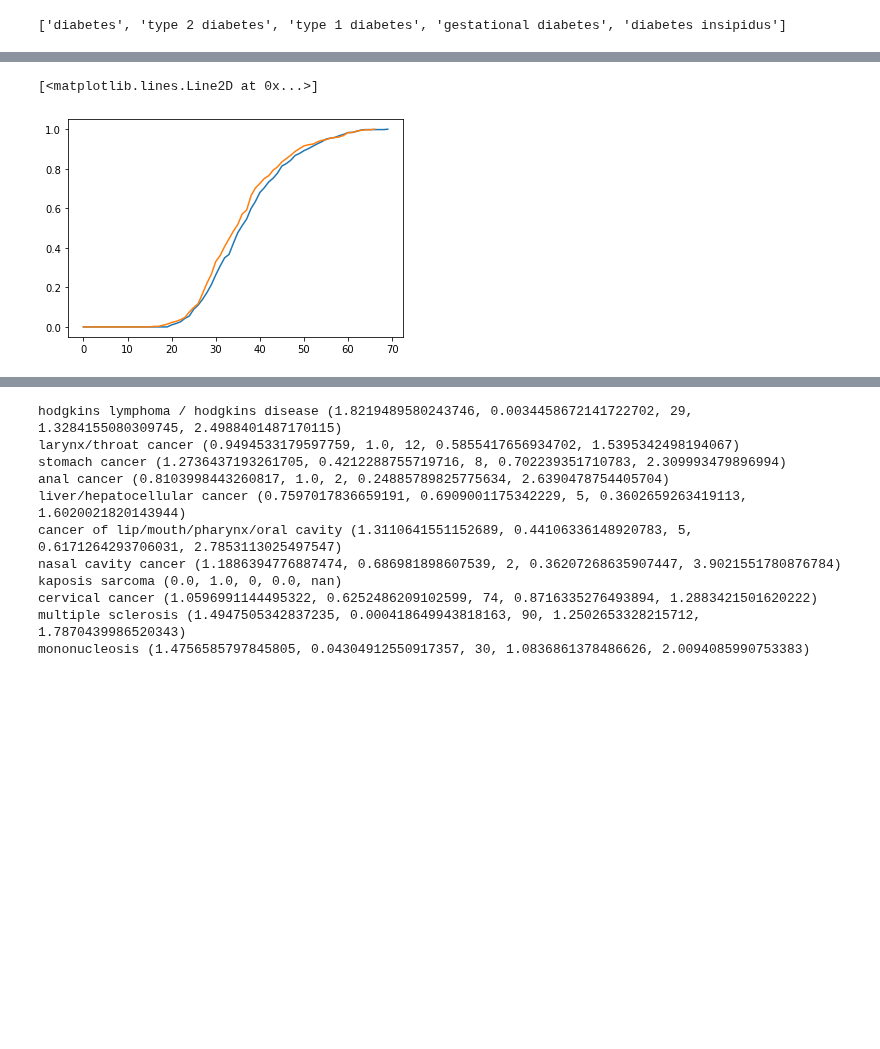
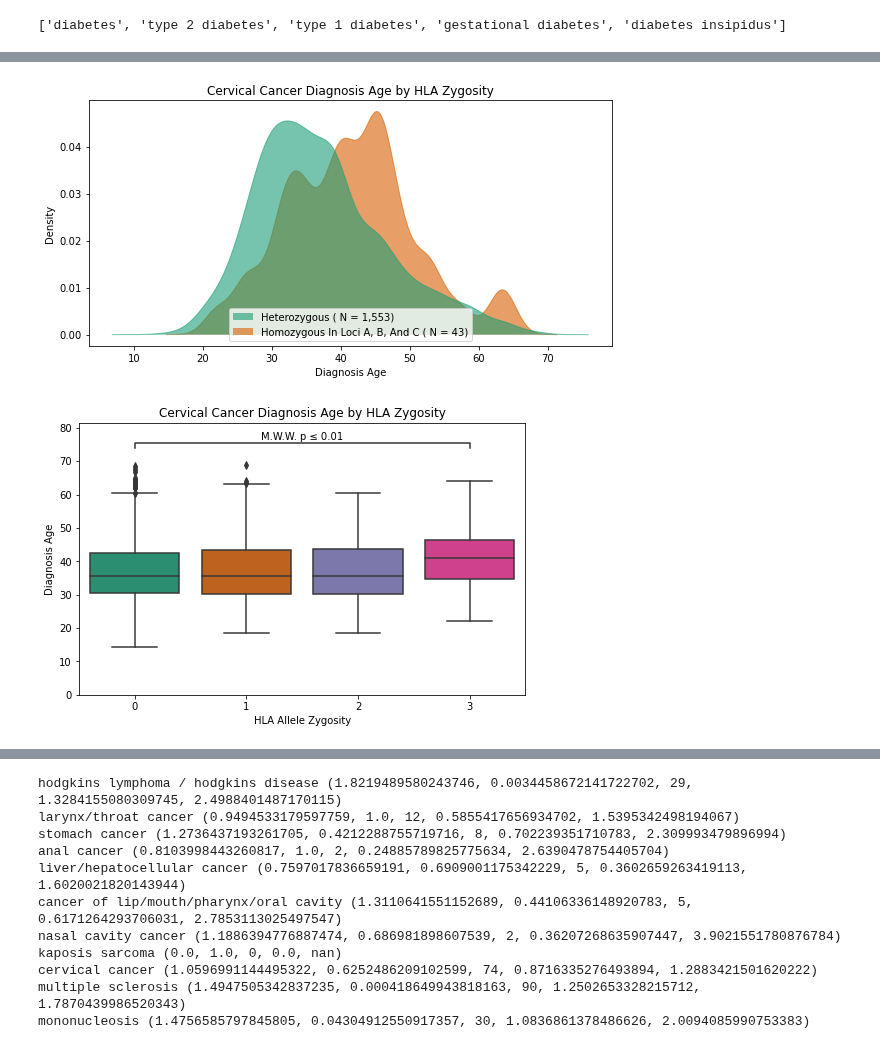
Before and after one commit to cole-khamnei/HLA_genotyping_associations, a Jupyter notebook: notebooks/allele_specific_associations.ipynb, the cells around one changed output, grey strips where cells are left out. Cells and saved outputs as stored; diff of their text form; code cells hidden in the pictures; blank space fills up the shorter version.

```diff
--- a/notebooks/allele_specific_associations.ipynb
+++ b/notebooks/allele_specific_associations.ipynb
@@ -29,7 +29,8 @@ import grantham_distance as gd
 The autoreload extension is already loaded. To reload it, use:
   %reload_ext autoreload
 # %%
-sns.set_palette("tab10")
+sns.set_palette("Dark2")
+# sns.set_palette("Pastel2")
 plt.rcParams.update({'figure.max_open_warning': 0})
 # %%
 loaded = False
@@ -306,11 +143,0 @@ plt.show()
-# %%
-no_alleles_bins = np.bincount(illness_dx_ages[illness_values & ~has_risk_allele & ~has_protective_allele].astype(int))
-alleles_bins = np.bincount(illness_dx_ages[illness_values & has_protective_allele & ~has_risk_allele].astype(int))
-no_alleles_bins = no_alleles_bins / np.sum(no_alleles_bins)
-alleles_bins = alleles_bins / np.sum(alleles_bins)
-
-plt.plot(np.cumsum(no_alleles_bins))
-plt.plot(np.cumsum(alleles_bins))
-# %% [output]
-[<matplotlib.lines.Line2D at 0x...>]
-[figure, removed]
@@ -365,0 +151,41 @@ if illness != "cervical cancer":
+# %%
+illness = 'cervical cancer'
+
+_, illness_dx_ages = get_illness_value_dx_age(biobank_data, illness, "cancer_code")
+illness_values = illness_dx_ages >= 0
+
+illness_dx_ages[~illness_values] = np.nan
+no_mid_zyg = biobank_data["zygosity"].isin([0, 3])
+z = biobank_data["zygosity"]
+zygosity = biobank_data["zygosity"].apply(lambda s: "Homozygous in Loci A, B, and C" if s == 3 else "Heterozygous")
+
+fig, ax = plt.subplots(figsize=(8, 4))
+fig.tight_layout()
+index = illness_values & no_mid_zyg
+kde_plot(illness_dx_ages[index], hue=zygosity[index], ax=ax, add_N_label=True, bw=.2)
+ax.set_xlabel("Diagnosis Age")
+ax.set_ylabel("Density")
+ax.set_title(f"{illness.title()} Diagnosis Age by HLA Zygosity")
+plt.show()
+
+
+fig, ax = plt.subplots(figsize=(8, 5))
+index = illness_values & ~pd.isnull(z) & ~pd.isnull(illness_dx_ages)
+params = dict(x=z[index].astype(int), y=illness_dx_ages[index])
+
+sns.boxplot(**params)
+ax.set_xlabel("HLA Allele Zygosity")
+ax.set_ylabel("Diagnosis Age")
+ax.set_title(f"{illness.title()} Diagnosis Age by HLA Zygosity")
+ax.set_ylim(0, None)
+ax.set_xlim(None, 3.5)
+
+pairs = [(0, 3)]
+
+from statannotations.Annotator import Annotator
+annotator = Annotator(ax, pairs, data=pd.DataFrame(params), x="x", y="y")
+annotator.configure(test='Mann-Whitney', text_format='simple', verbose=-1)
+annotator.apply_and_annotate();
+# %% [output]
+[figure, added]
+[figure, added]
```
Also changed, not shown: parts of 28 cells of this notebook, 2 other files.
